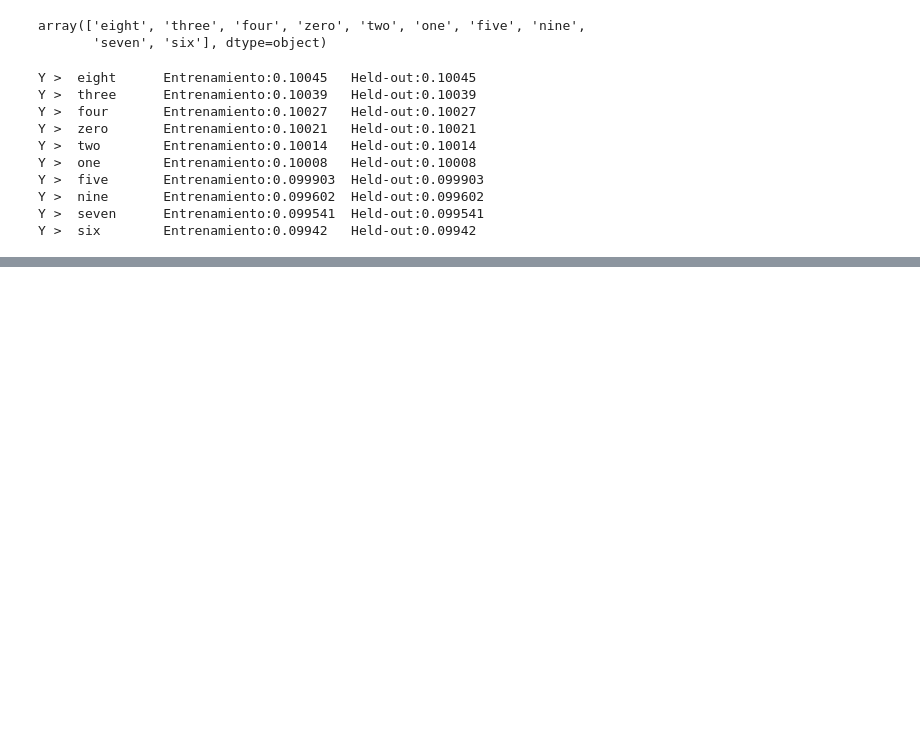
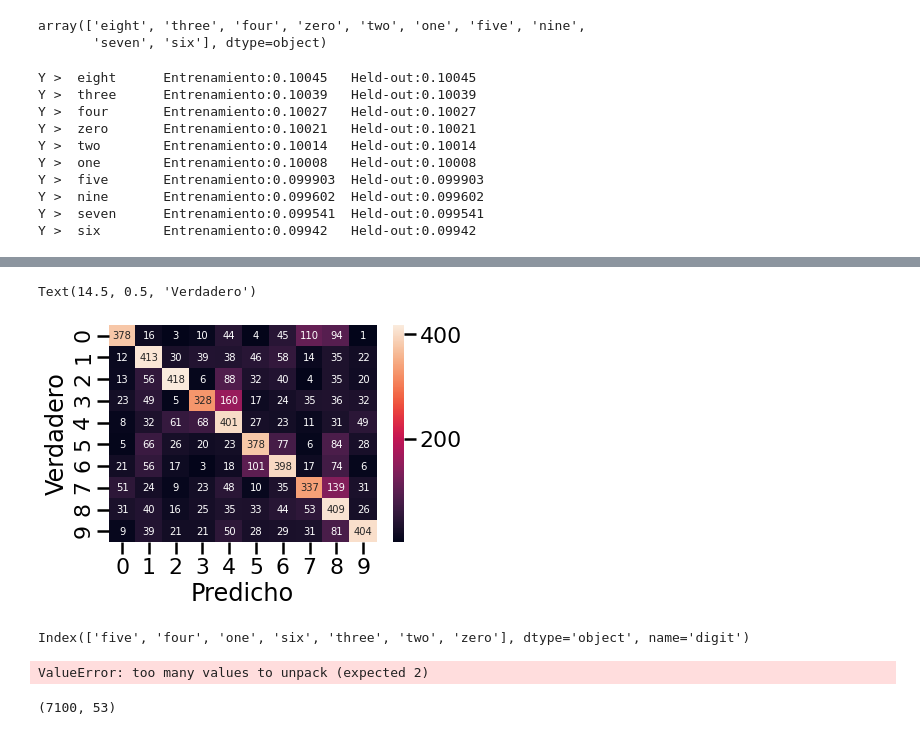
Before and after one commit to francotestori/aauba_02, a Jupyter notebook: Training_held_out_Datasets.ipynb, the cells around one changed output, grey strips where cells are left out. Cells and saved outputs as stored; diff of their text form; code cells hidden in the pictures; blank space fills up the shorter version.

```diff
--- a/Training_held_out_Datasets.ipynb
+++ b/Training_held_out_Datasets.ipynb
@@ -70,0 +199,29 @@ Y >  six        Entrenamiento:0.09942   Held-out:0.09942
+# %%
+# funcion que calcula el likelihood
+def get_likelihoods(x,means,stds):
+  features = means.columns
+  target_names = means.index
+  likelihoods = []
+  for target in target_names:
+    likelihood_target = 1
+    for i,feat in enumerate(features):
+      std = stds[feat].loc[target]
+      mean = means[feat].loc[target]
+      likelihood_target = likelihood_target*prob_normal(x[i],mean,std)
+    likelihoods.append(likelihood_target)
+  return likelihoods, target_names
+# %%
+# posteriors y prediccion
+
+def get_posteriors(x,means,stds,priors):
+  likelihoods, target_names = get_likelihoods(x,means,stds)
+  posteriors = likelihoods*priors
+  return posteriors, target_names
+
+def predict(x,means,stds,priors):
+  posteriors, target_names = get_posteriors(x,means,stds,priors)
+  return target_names[np.argmax(posteriors)]
+# %%
+priors,means,stds = fit_gaussiannb()
+
+y_pred = [predict(x,means,stds,priors) for x in X_test]
@@ -70,0 +247,28 @@ Y >  six        Entrenamiento:0.09942   Held-out:0.09942
+# %%
+# matriz de confusion
+
+sns.heatmap(confusion_matrix(y_test,y_pred),annot=True,fmt='d',annot_kws={"size": 10},xticklabels=1, yticklabels=1)
+plt.xlabel('Predicho')
+plt.ylabel('Verdadero')
+# %% [output]
+Text(14.5, 0.5, 'Verdadero')
+[figure, added]
+# %%
+# Con PCA
+
+pcatrain_x = pd.DataFrame(train_x)
+df_pca_train = pd.concat([pcatrain_x, df[['digit']].iloc[0:len(train_x)]], axis = 1)
+
+priors,means,stds = fit_gaussiannb(df_pca_train)
+means.index
+# %% [output]
+Index(['five', 'four', 'one', 'six', 'three', 'two', 'zero'], dtype='object', name='digit')
+# %%
+likelihoods = []
+likelihoods, target_names = [get_likelihoods(x,means,stds) for x in test_x]
+# %% [output]
+ValueError: too many values to unpack (expected 2)
+# %%
+test_x.shape
+# %% [output]
+(7100, 53)
```
Also changed, not shown: parts of 12 cells of this notebook.
